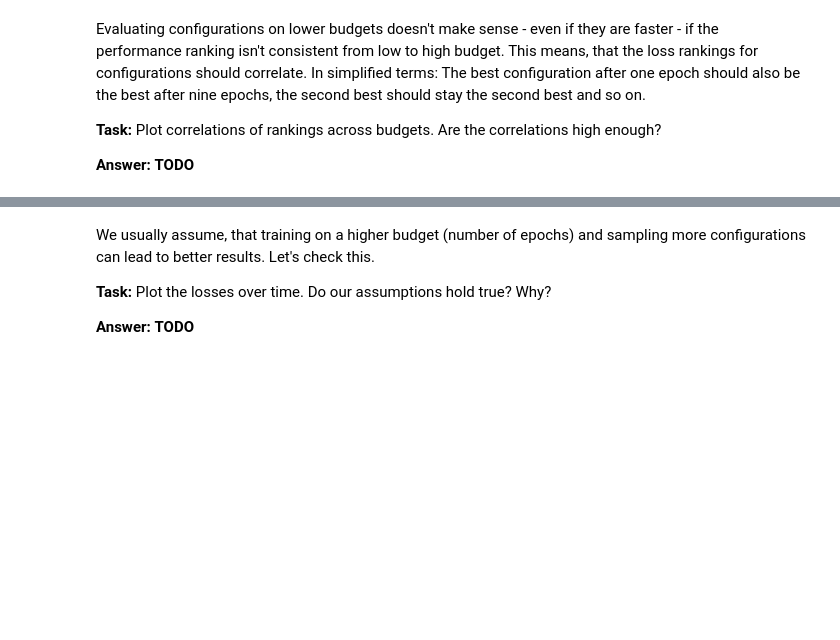
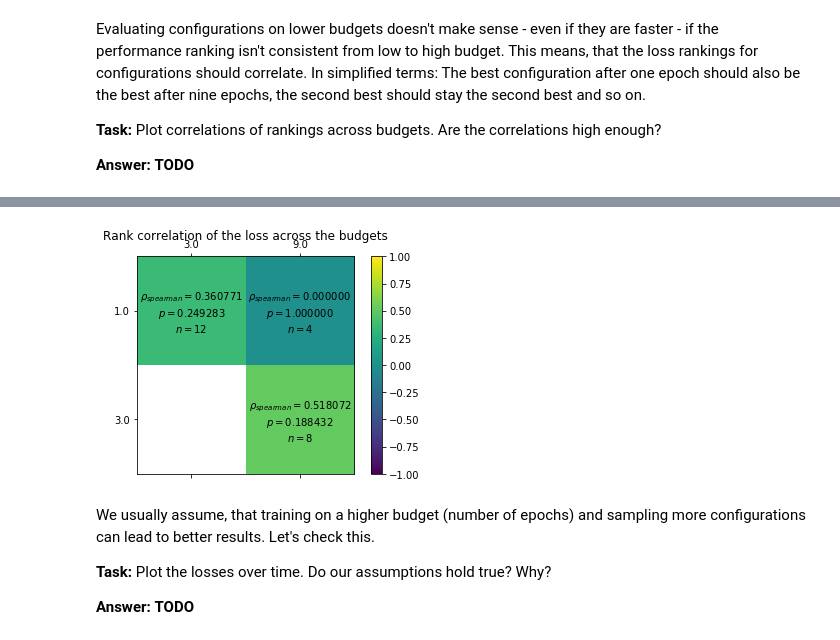
Before and after one commit to bornabesic/deep-learning-exercises, a Jupyter notebook: Exercise 6/exercise06_hpo_bohb.ipynb, the cells around one changed output, grey strips where cells are left out. Cells and saved outputs as stored; diff of their text form; code cells hidden in the pictures; blank space fills up the shorter version.

```diff
--- a/Exercise 6/exercise06_hpo_bohb.ipynb
+++ b/Exercise 6/exercise06_hpo_bohb.ipynb
@@ -563,3 +707,6 @@ Evaluating configurations on lower budgets doesn't make sense - even if they are
 **Answer:** **TODO**
 # %%
 # START TODO ##################
+hpvis.correlation_across_budgets(result)
+pass
+# %% [output]
@@ -566,3 +714,4 @@ Evaluating configurations on lower budgets doesn't make sense - even if they are
+[figure, added]
 # %% [markdown]
 We usually assume, that training on a higher budget (number of epochs) and sampling more configurations can lead to better results. Let's check this.
 
```
Also changed, not shown: parts of 13 cells of this notebook.
